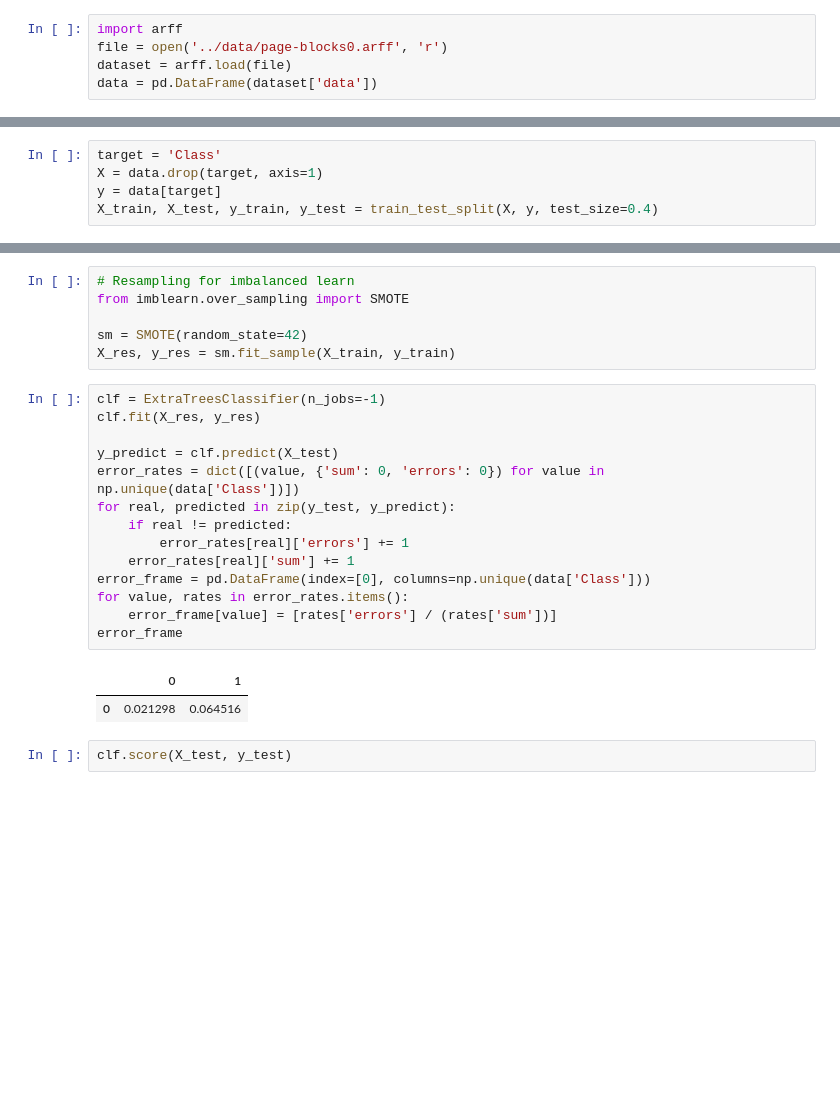
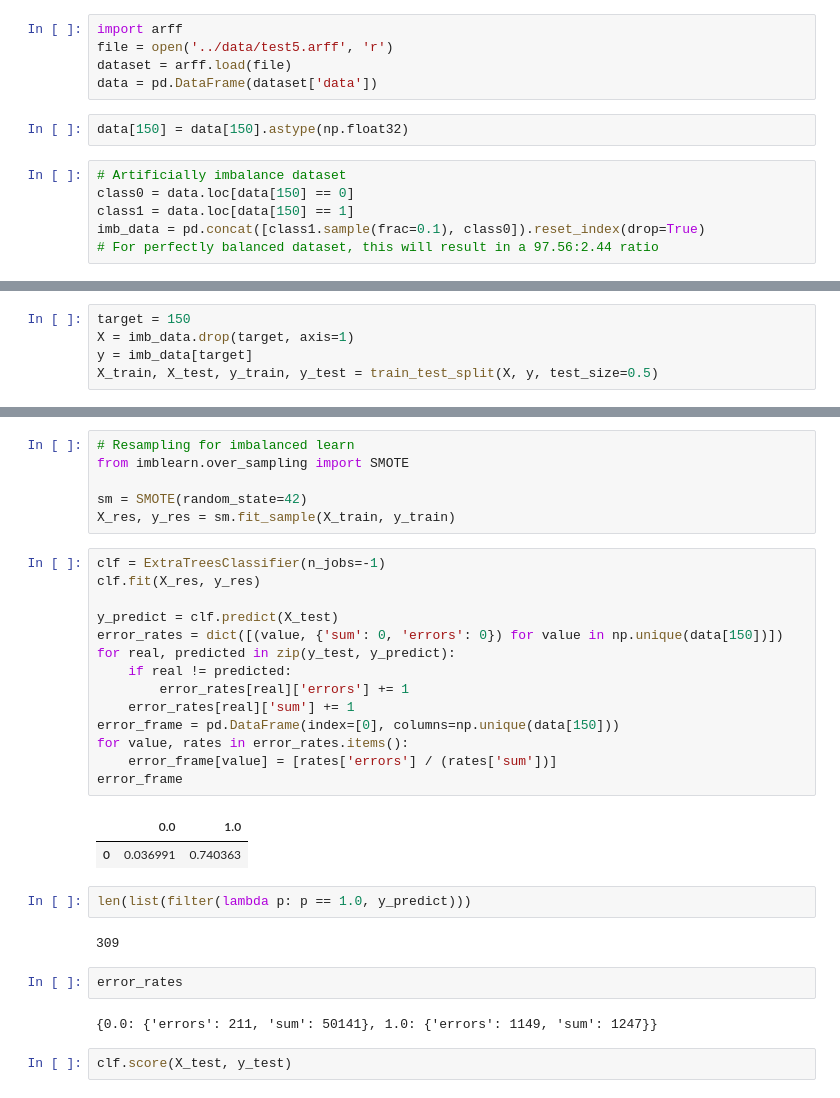
Before and after one commit to KDD-OpenSource/wRaR, a Jupyter notebook: examples/EstimateCost.ipynb, the cells around one changed output, grey strips where cells are left out. Saved outputs shown, nothing was run; the diff lists cells and outputs as text; blank space fills up the shorter version.

```diff
--- a/examples/EstimateCost.ipynb
+++ b/examples/EstimateCost.ipynb
@@ -45,8 +30,16 @@ perc
 # %%
 import arff
-file = open('../data/page-blocks0.arff', 'r')
+file = open('../data/test5.arff', 'r')
 dataset = arff.load(file)
 data = pd.DataFrame(dataset['data'])
+# %%
+data[150] = data[150].astype(np.float32)
+# %%
+# Artificially imbalance dataset
+class0 = data.loc[data[150] == 0]
+class1 = data.loc[data[150] == 1]
+imb_data = pd.concat([class1.sample(frac=0.1), class0]).reset_index(drop=True)
+# For perfectly balanced dataset, this will result in a 97.56:2.44 ratio
 # %% [markdown]
 #### About test2.arff:
 useful=Vector(0, 1)
@@ -80,10 +73,10 @@ distribution=List(99718, 100282)
 # %% [markdown]
 ### Train/Test Split
 # %%
-target = 'Class'
-X = data.drop(target, axis=1)
-y = data[target]
-X_train, X_test, y_train, y_test = train_test_split(X, y, test_size=0.4)
+target = 150
+X = imb_data.drop(target, axis=1)
+y = imb_data[target]
+X_train, X_test, y_train, y_test = train_test_split(X, y, test_size=0.5)
 # %% [markdown]
 ## RaR
 # %%
@@ -198,20 +229,28 @@ X_res, y_res = sm.fit_sample(X_train, y_train)
 # %%
 clf = ExtraTreesClassifier(n_jobs=-1)
 clf.fit(X_res, y_res)
 
 y_predict = clf.predict(X_test)
-error_rates = dict([(value, {'sum': 0, 'errors': 0}) for value in np.unique(data['Class'])])
+error_rates = dict([(value, {'sum': 0, 'errors': 0}) for value in np.unique(data[150])])
 for real, predicted in zip(y_test, y_predict):
     if real != predicted:
         error_rates[real]['errors'] += 1
     error_rates[real]['sum'] += 1
-error_frame = pd.DataFrame(index=[0], columns=np.unique(data['Class']))
+error_frame = pd.DataFrame(index=[0], columns=np.unique(data[150]))
 for value, rates in error_rates.items():
     error_frame[value] = [rates['errors'] / (rates['sum'])]
 error_frame
 # %% [output]
-|  | 0 | 1 |
-| 0 | 0.021298 | 0.064516 |
+|  | 0.0 | 1.0 |
+| 0 | 0.036991 | 0.740363 |
+# %%
+len(list(filter(lambda p: p == 1.0, y_predict)))
+# %% [output]
+309
+# %%
+error_rates
+# %% [output]
+{0.0: {'errors': 211, 'sum': 50141}, 1.0: {'errors': 1149, 'sum': 1247}}
 # %%
 clf.score(X_test, y_test)
 # %% [markdown]
```
Also changed, not shown: parts of 10 cells of this notebook, 4 other files.
